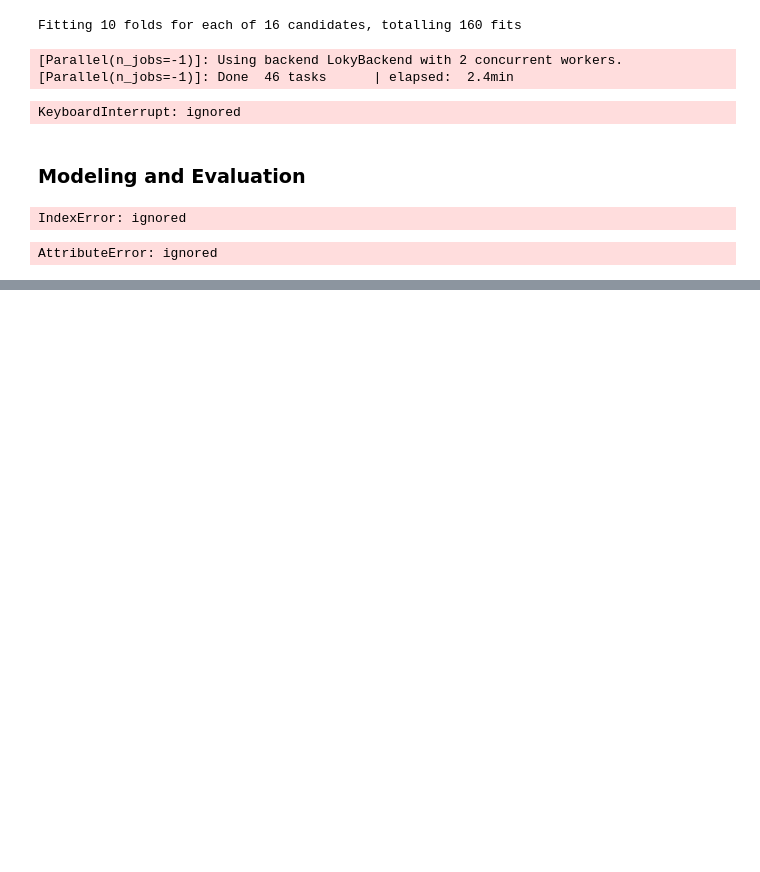
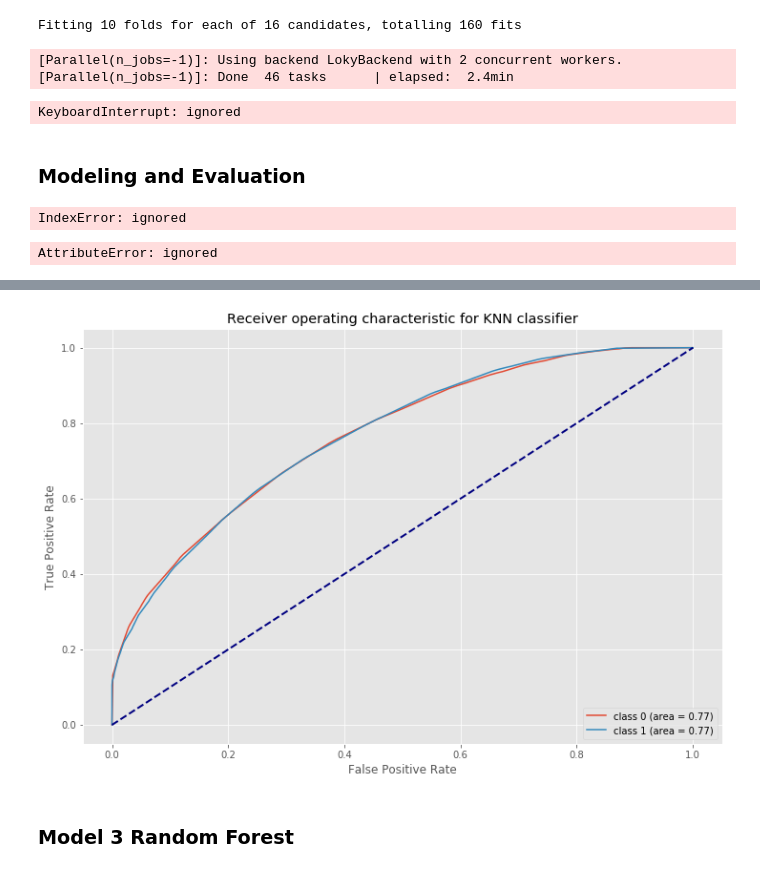
Before and after one commit to jjschueder/7331DataMiningNotebooks, a Jupyter notebook: lab2/Lab2_DC.ipynb, the cells around one changed output, grey strips where cells are left out. Saved outputs shown, nothing was run; the diff lists cells and outputs as text; code cells hidden in the pictures; blank space fills up the shorter version.

```diff
--- a/lab2/Lab2_DC.ipynb
+++ b/lab2/Lab2_DC.ipynb
@@ -943,0 +1150,17 @@ AttributeError: ignored
+# %%
+param_grid = [
+    {
+         'weights': ['uniform','distance'],
+         'leaf_size': [10,30],
+         'metric': ['minkowski','euclidean'],
+         'n_neighbors':[13,15,17],
+
+    }
+]
+clf_KNN_t2 = KNeighborsClassifier()
+grid_search_KNN_t2 = GridSearchCV(clf_KNN_t2, param_grid=param_grid,cv=cv,n_jobs=-1, verbose=1, scoring='roc_auc' )
+
+KNearest_model_t2 = grid_search_KNN_t2.fit(Xt, Yt2.values.ravel())
+y_KNN_score_t2 = grid_search_KNN_t2.predict(Xt)
+
+y_KNN_prob_t2=grid_search_KNN_t2.predict_proba(Xt)
@@ -943,0 +1224,22 @@ AttributeError: ignored
+# %%
+
+fprKNN_t2 = dict()
+tprKNN_t2 = dict()
+roc_auc_KNN_t2 = dict()
+for i in np.unique(Yt2):
+    fprKNN_t2[i], tprKNN_t2[i], _ = mt.roc_curve(Yt2, y_KNN_prob_t2[:, i], pos_label=i)
+    roc_auc_KNN_t2[i] = mt.auc(fprKNN_t2[i], tprKNN_t2[i])
+plt.figure(figsize=(12,8));
+for i in np.unique(Yt2):
+    plt.plot(fprKNN_t2[i], tprKNN_t2[i], label= ('class %d (area = %0.2f)' % (i, roc_auc_KNN_t2[i])))
+plt.plot([0, 1], [0, 1], color='navy', lw=2, linestyle='--')
+
+plt.title('Receiver operating characteristic for KNN classifier')
+plt.legend(loc="lower right")
+plt.xlabel('False Positive Rate')
+plt.ylabel('True Positive Rate')
+plt.show()
+# %% [output]
+[figure, added]
+# %% [markdown]
+### Model 3 Random Forest
```
Also changed, not shown: parts of 37 cells of this notebook.
